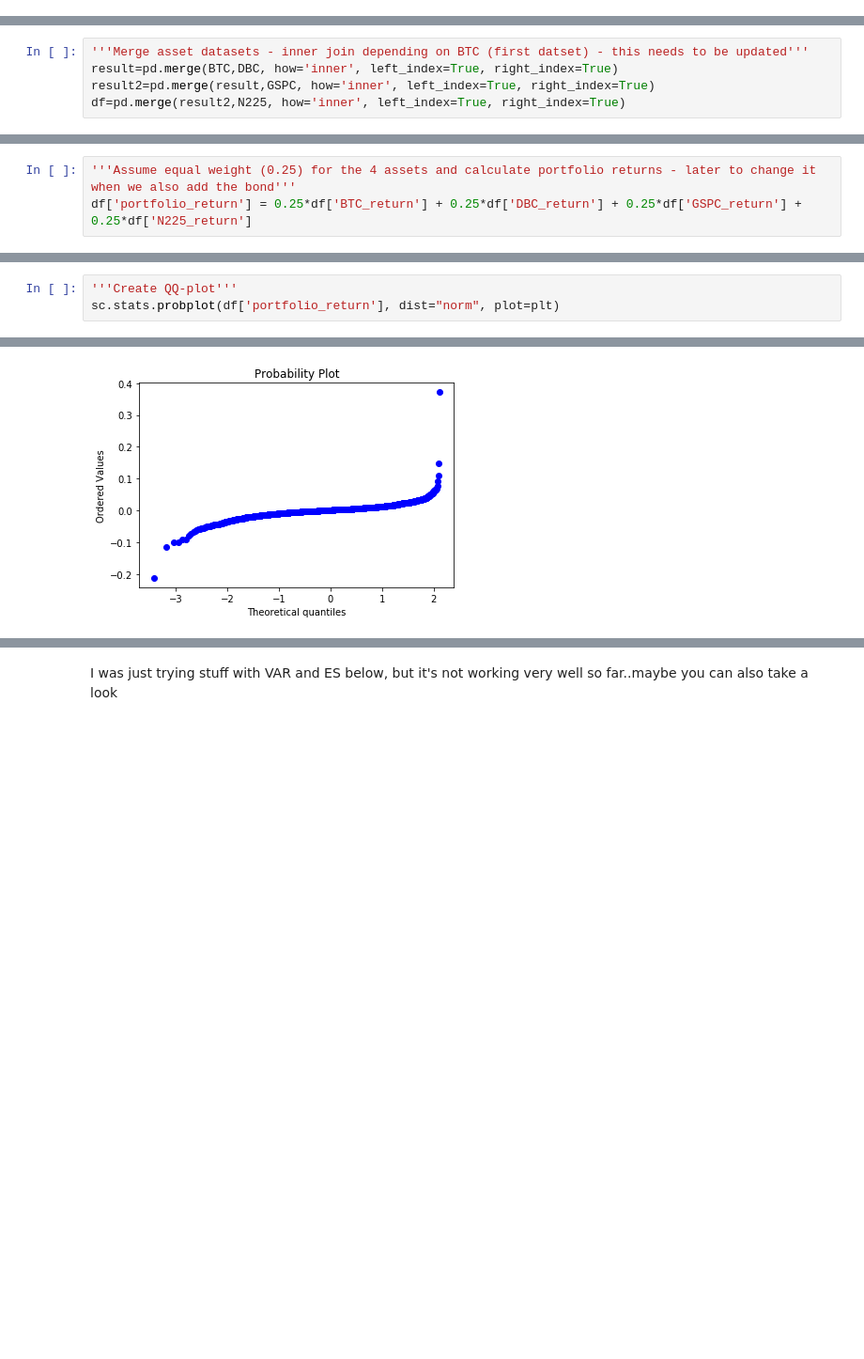
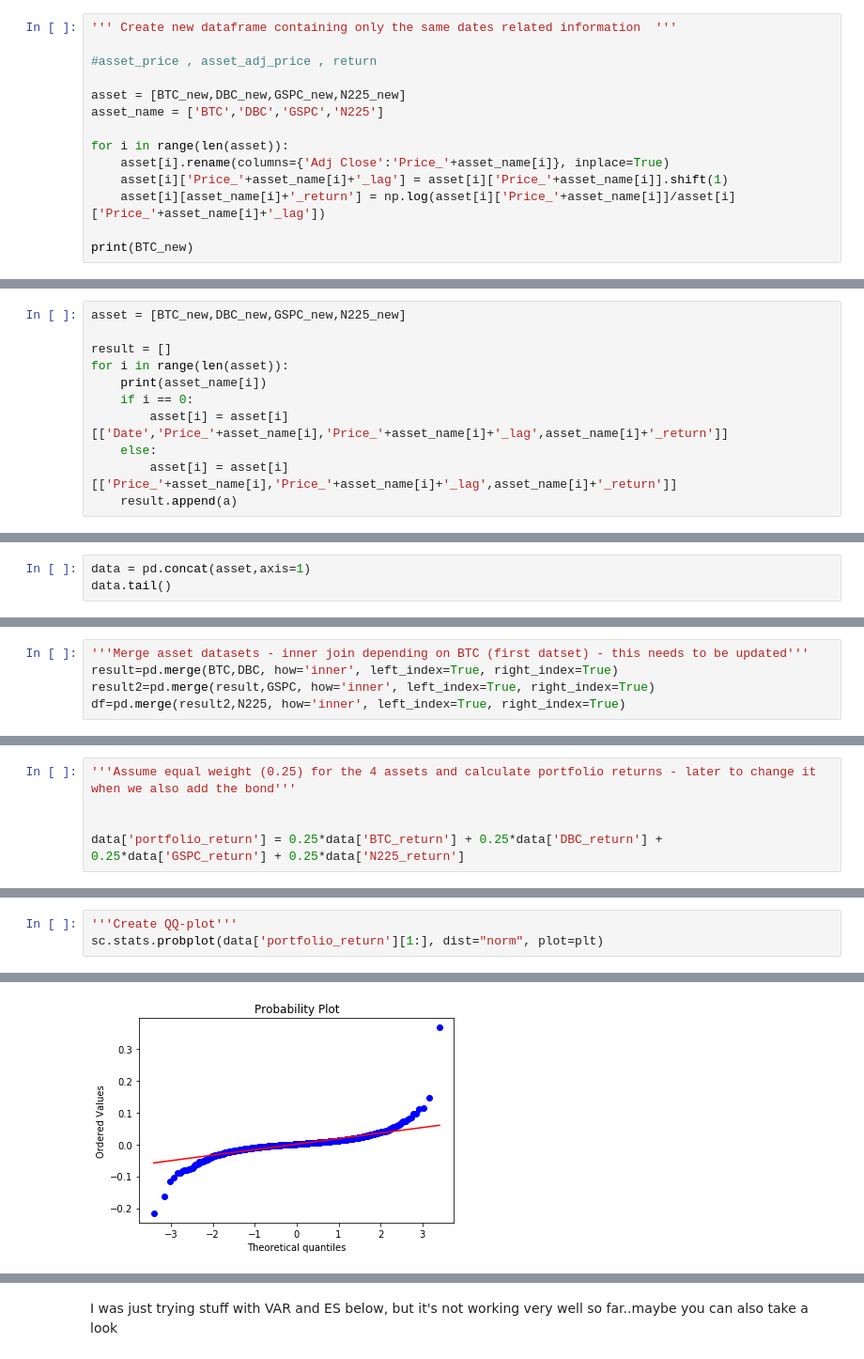
Before and after one commit to AnnaMariaAngelova/QRM2020, a Jupyter notebook: QRM_v02.ipynb, the cells around one changed output, grey strips where cells are left out. Shown: that part at 94% size. Drawn from its saved outputs; the diff is of its cells as text; blank space fills up the shorter version.

Commit message:
fixed dataframe and VaR ES function

```diff
--- a/QRM_v02.ipynb
+++ b/QRM_v02.ipynb
@@ -220,0 +276,14 @@ sc.stats.probplot(result_no_outlier['result_return'], dist="norm", plot=plt)
+# %%
+''' Create new dataframe containing only the same dates related information  '''
+
+#asset_price , asset_adj_price , return
+
+asset = [BTC_new,DBC_new,GSPC_new,N225_new]
+asset_name = ['BTC','DBC','GSPC','N225']
+
+for i in range(len(asset)):
+    asset[i].rename(columns={'Adj Close':'Price_'+asset_name[i]}, inplace=True)
+    asset[i]['Price_'+asset_name[i]+'_lag'] = asset[i]['Price_'+asset_name[i]].shift(1)
+    asset[i][asset_name[i]+'_return'] = np.log(asset[i]['Price_'+asset_name[i]]/asset[i]['Price_'+asset_name[i]+'_lag'])
+
+print(BTC_new)
@@ -220,0 +308,11 @@ sc.stats.probplot(result_no_outlier['result_return'], dist="norm", plot=plt)
+# %%
+asset = [BTC_new,DBC_new,GSPC_new,N225_new]
+
+result = []
+for i in range(len(asset)):
+    print(asset_name[i])
+    if i == 0:
+        asset[i] = asset[i][['Date','Price_'+asset_name[i],'Price_'+asset_name[i]+'_lag',asset_name[i]+'_return']]
+    else:
+        asset[i] = asset[i][['Price_'+asset_name[i],'Price_'+asset_name[i]+'_lag',asset_name[i]+'_return']]
+    result.append(a)
@@ -220,0 +333,3 @@ sc.stats.probplot(result_no_outlier['result_return'], dist="norm", plot=plt)
+# %%
+data = pd.concat(asset,axis=1)
+data.tail()
@@ -272,3 +427,5 @@ df=pd.merge(result2,N225, how='inner', left_index=True, right_index=True)
 # %%
 '''Assume equal weight (0.25) for the 4 assets and calculate portfolio returns - later to change it when we also add the bond'''
-df['portfolio_return'] = 0.25*df['BTC_return'] + 0.25*df['DBC_return'] + 0.25*df['GSPC_return'] + 0.25*df['N225_return']
+
+
+data['portfolio_return'] = 0.25*data['BTC_return'] + 0.25*data['DBC_return'] + 0.25*data['GSPC_return'] + 0.25*data['N225_return']
@@ -275,4 +441,4 @@ df['portfolio_return'] = 0.25*df['BTC_return'] + 0.25*df['DBC_return'] + 0.25*df
 # %%
 '''Create QQ-plot'''
-sc.stats.probplot(df['portfolio_return'], dist="norm", plot=plt)
+sc.stats.probplot(data['portfolio_return'][1:], dist="norm", plot=plt)
 # %% [output]
@@ -284,4 +450,4 @@ sc.stats.probplot(df['portfolio_return'], dist="norm", plot=plt)
-[figure, old version]
+[figure, new version]
 # %% [markdown]
 ##### I suggest to keep log of our Methodology and Questions and write email to Svetlana/Sarah next week to verify and ask - do you agree?
 
```
Also changed, not shown: parts of 40 cells of this notebook.
